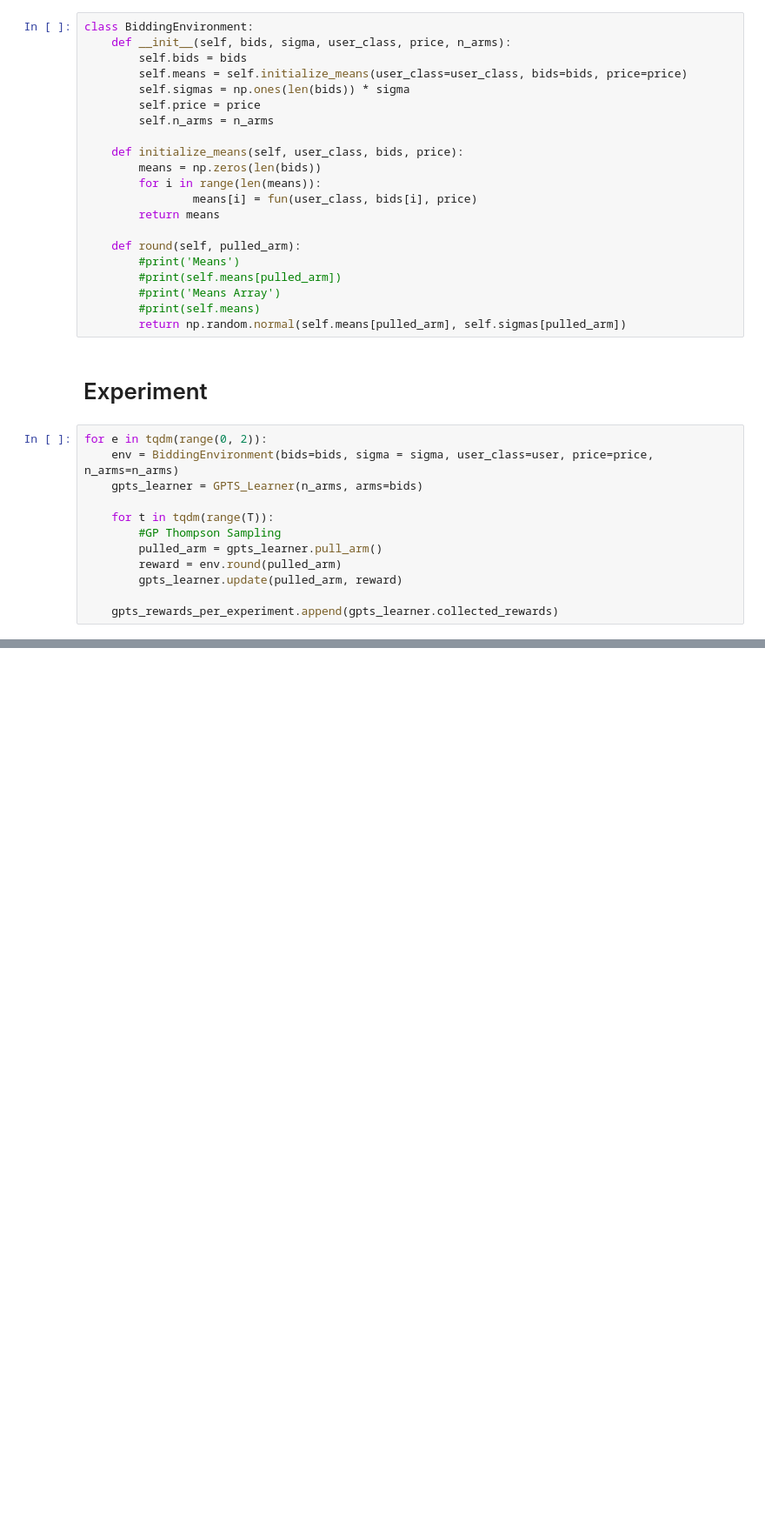
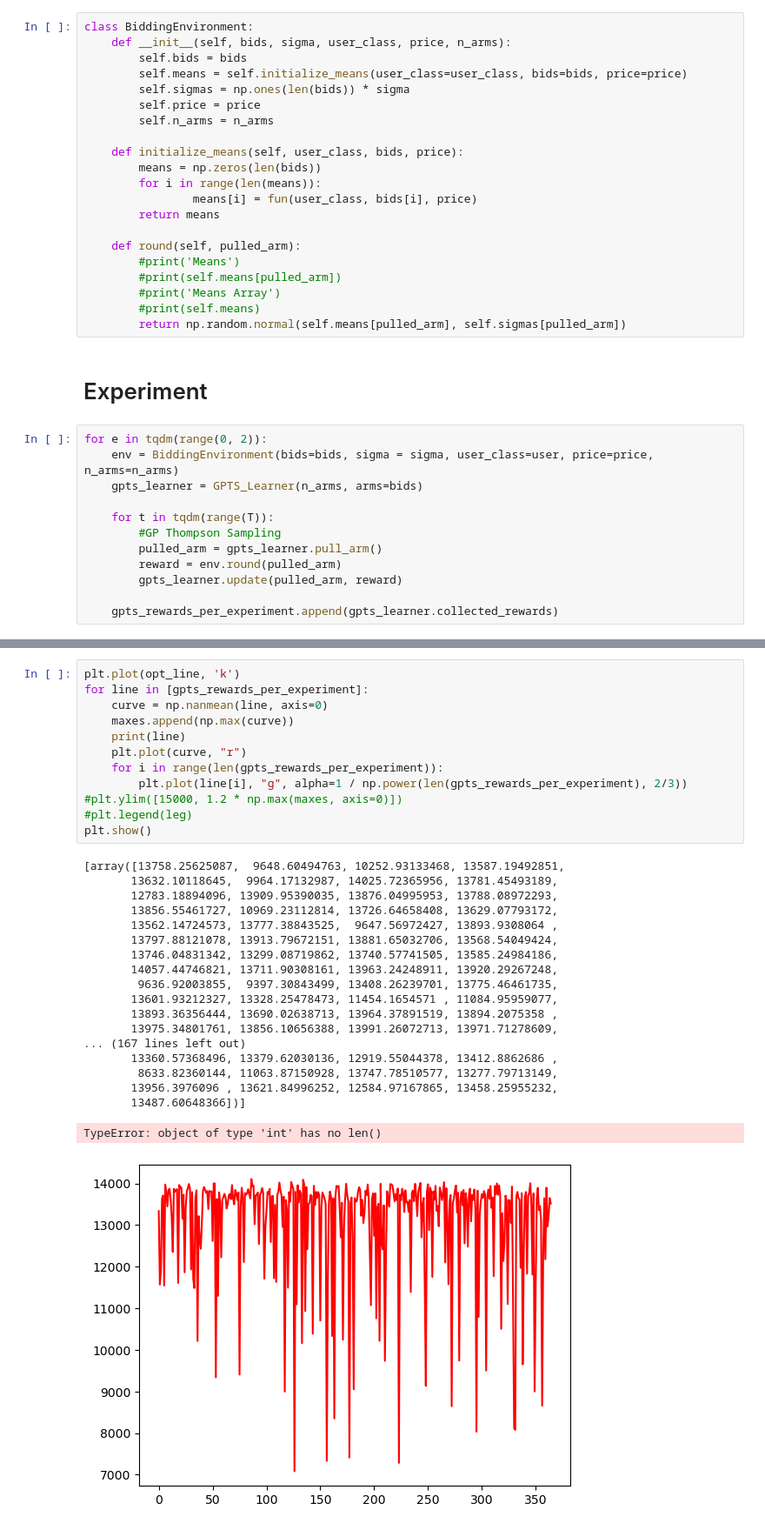
Before and after one commit to MatteoPancini/Online-Pricing-and-Advertising-Optimization-Project, a Jupyter notebook: Project-Pricing-Advertising-2022-2023/Advertising_Step2.ipynb, the cells around one changed output, grey strips where cells are left out. Shown: that part at 87% size. Drawn from its saved outputs; the diff is of its cells as text; blank space fills up the shorter version.

```diff
--- a/Project-Pricing-Advertising-2022-2023/Advertising_Step2.ipynb
+++ b/Project-Pricing-Advertising-2022-2023/Advertising_Step2.ipynb
@@ -111,0 +123,32 @@ plt.show()
+# %%
+plt.plot(opt_line, 'k')
+for line in [gpts_rewards_per_experiment]:
+    curve = np.nanmean(line, axis=0)
+    maxes.append(np.max(curve))
+    print(line)
+    plt.plot(curve, "r")
+    for i in range(len(gpts_rewards_per_experiment)):
+        plt.plot(line[i], "g", alpha=1 / np.power(len(gpts_rewards_per_experiment), 2/3))
+#plt.ylim([15000, 1.2 * np.max(maxes, axis=0)])
+#plt.legend(leg)
+plt.show()
+# %% [output]
+[array([13758.25625087,  9648.60494763, 10252.93133468, 13587.19492851,
+       13632.10118645,  9964.17132987, 14025.72365956, 13781.45493189,
+       12783.18894096, 13909.95390035, 13876.04995953, 13788.08972293,
+       13856.55461727, 10969.23112814, 13726.64658408, 13629.07793172,
+       13562.14724573, 13777.38843525,  9647.56972427, 13893.9308064 ,
+       13797.88121078, 13913.79672151, 13881.65032706, 13568.54049424,
+       13746.04831342, 13299.08719862, 13740.57741505, 13585.24984186,
+       14057.44746821, 13711.90308161, 13963.24248911, 13920.29267248,
+        9636.92003855,  9397.30843499, 13408.26239701, 13775.46461735,
+       13601.93212327, 13328.25478473, 11454.1654571 , 11084.95959077,
+       13893.36356444, 13690.02638713, 13964.37891519, 13894.2075358 ,
+       13975.34801761, 13856.10656388, 13991.26072713, 13971.71278609,
+... (167 lines left out)
+       13360.57368496, 13379.62030136, 12919.55044378, 13412.8862686 ,
+        8633.82360144, 11063.87150928, 13747.78510577, 13277.79713149,
+       13956.3976096 , 13621.84996252, 12584.97167865, 13458.25955232,
+       13487.60648366])]
+TypeError: object of type 'int' has no len()
+[figure, added]
```
Also changed, not shown: parts of 8 cells of this notebook, 2 other files.
